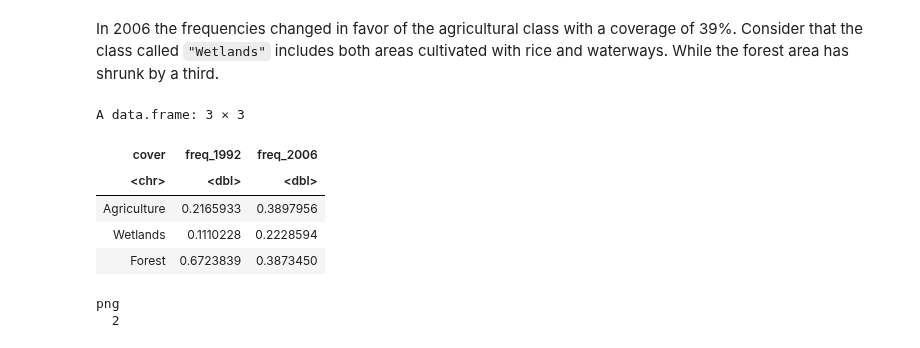
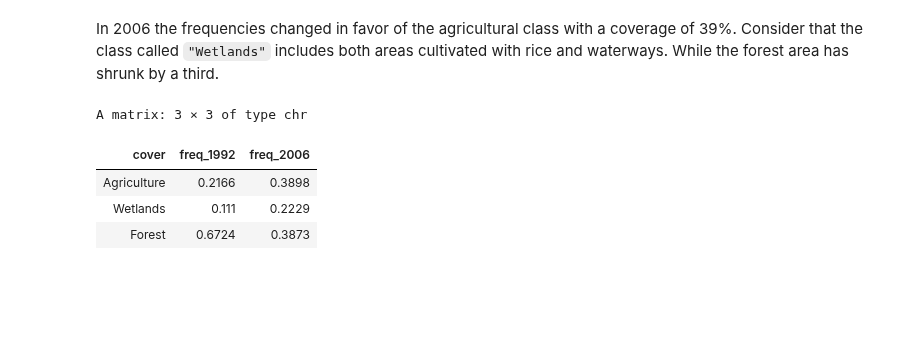
Before and after one commit to biagiominio/Remote_Sensing_2021, a Jupyter notebook: R_code_land_cover.ipynb, the cells around one changed output. Drawn from its saved outputs; the diff is of its cells as text; code cells hidden in the pictures; blank space fills up the shorter version.

```diff
--- a/R_code_land_cover.ipynb
+++ b/R_code_land_cover.ipynb
@@ -225,23 +250,19 @@ A data.frame: 3 × 2
 # %% [markdown]
 In 2006 the frequencies changed in favor of the agricultural class with a coverage of 39%. Consider that the class called `"Wetlands"` includes both areas cultivated with rice and waterways. While the forest area has shrunk by a third.
 # %%
-merge_freq <- cbind.data.frame(cover=labels,
-                               freq_1992=data_freq_1992$count,
-                               freq_2006=data_freq_2006$count)
+merge_freq <- cbind(cover=labels,
+                    freq_1992=round(data_freq_1992$count,4),
+                    freq_2006=round(data_freq_2006$count,4))
 merge_freq
 # %% [output]
-A data.frame: 3 × 3
+A matrix: 3 × 3 of type chr
 | cover | freq_1992 | freq_2006 |
-| <chr> | <dbl> | <dbl> |
-| Agriculture | 0.2165933 | 0.3897956 |
-| Wetlands | 0.1110228 | 0.2228594 |
-| Forest | 0.6723839 | 0.3873450 |
+| Agriculture | 0.2166 | 0.3898 |
+| Wetlands | 0.111 | 0.2229 |
+| Forest | 0.6724 | 0.3873 |
 # %%
 pdf(file = "/content/compare_hist.pdf")
 p_1992 <- ggplot(merge_freq, aes(x=cover, y=freq_1992, color=cover)) + geom_bar(stat="identity", fill="white") + ylim(0,0.68)
 p_2006 <- ggplot(merge_freq, aes(x=cover, y=freq_2006, color=cover)) + geom_bar(stat="identity", fill="white") + ylim(0,0.68)
 grid.arrange(p_1992, p_2006, nrow=1)
 dev.off()
-# %% [output]
-png
-  2
```
Also changed, not shown: parts of 13 cells of this notebook.
